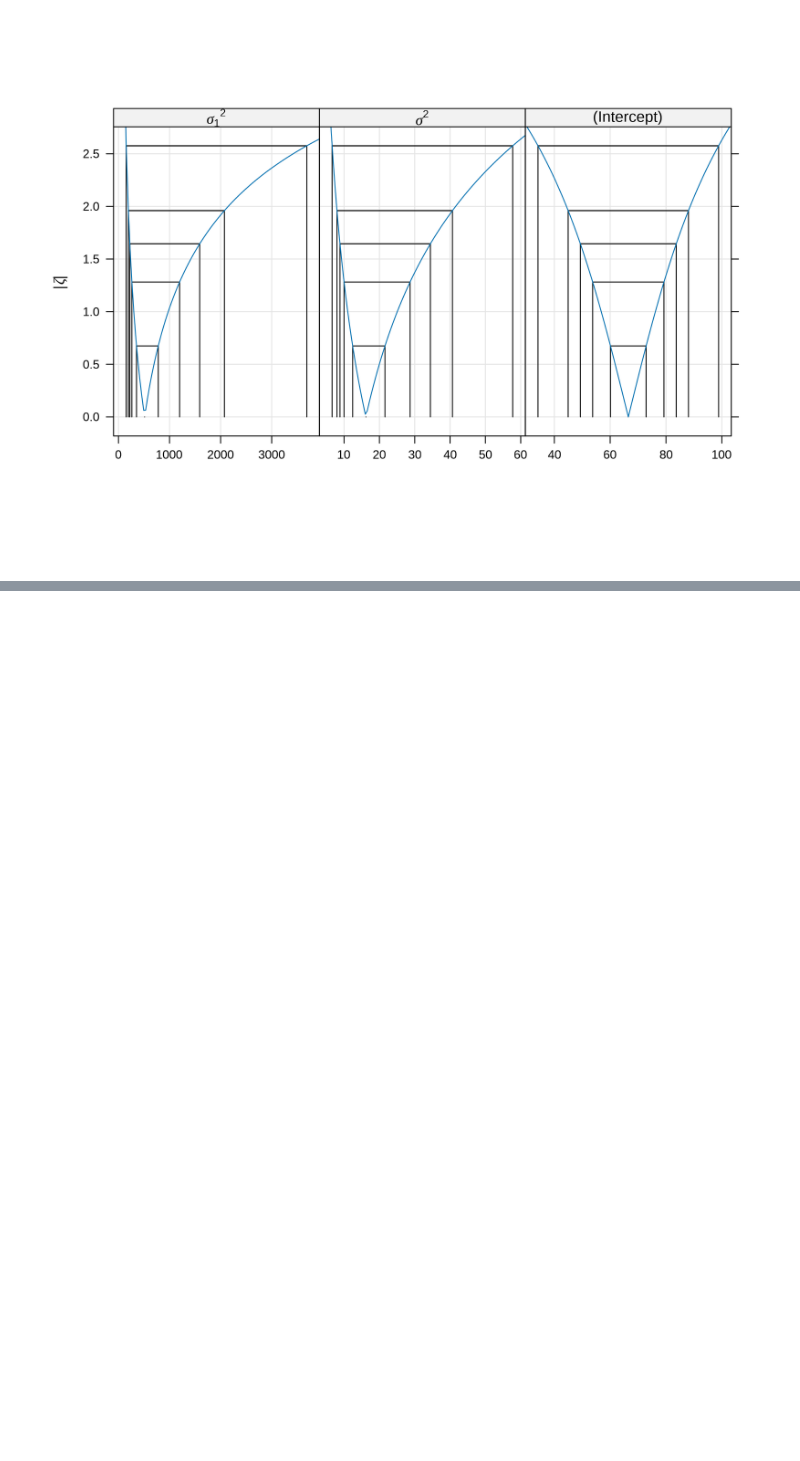
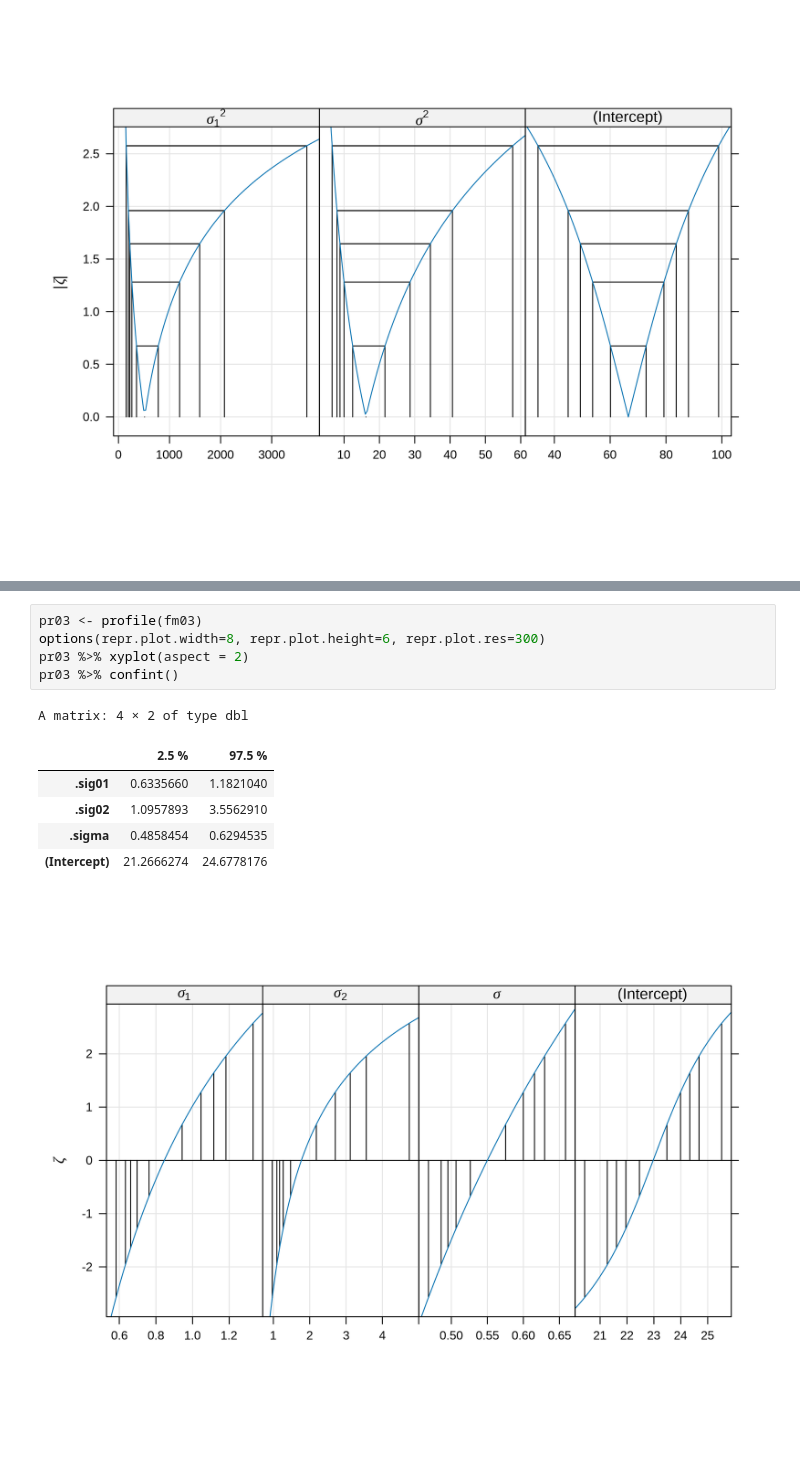
Before and after one commit to SanD94/lme4-playground, a Jupyter notebook: lme4.ipynb, the cells around one changed output, grey strips where cells are left out. Drawn from its saved outputs; the diff is of its cells as text; blank space fills up the shorter version.

```diff
--- a/lme4.ipynb
+++ b/lme4.ipynb
@@ -493,0 +585,13 @@ pr01_ex %>% varianceProf() %>% xyplot(aspect = 1.5, absVal = TRUE)
+# %%
+pr03 <- profile(fm03)
+options(repr.plot.width=8, repr.plot.height=6, repr.plot.res=300)
+pr03 %>% xyplot(aspect = 2)
+pr03 %>% confint()
+# %% [output]
+A matrix: 4 × 2 of type dbl
+|  | 2.5 % | 97.5 % |
+| .sig01 | 0.6335660 | 1.1821040 |
+| .sig02 | 1.0957893 | 3.5562910 |
+| .sigma | 0.4858454 | 0.6294535 |
+| (Intercept) | 21.2666274 | 24.6778176 |
+[figure, added]
```
Also changed, not shown: parts of 14 cells of this notebook.
